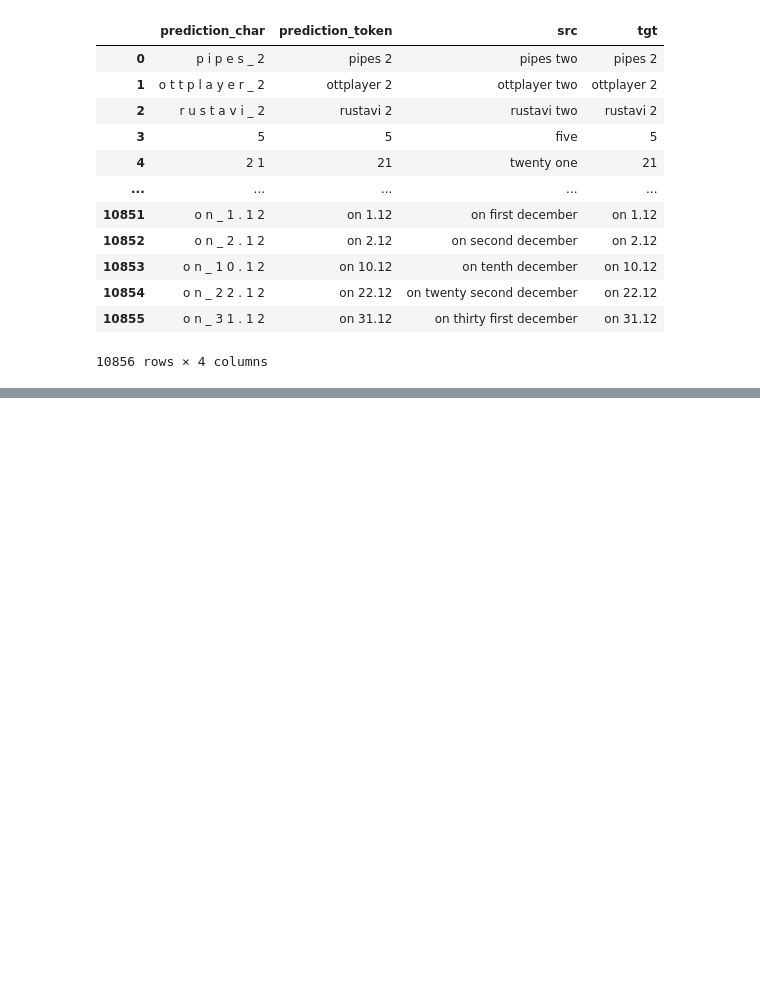
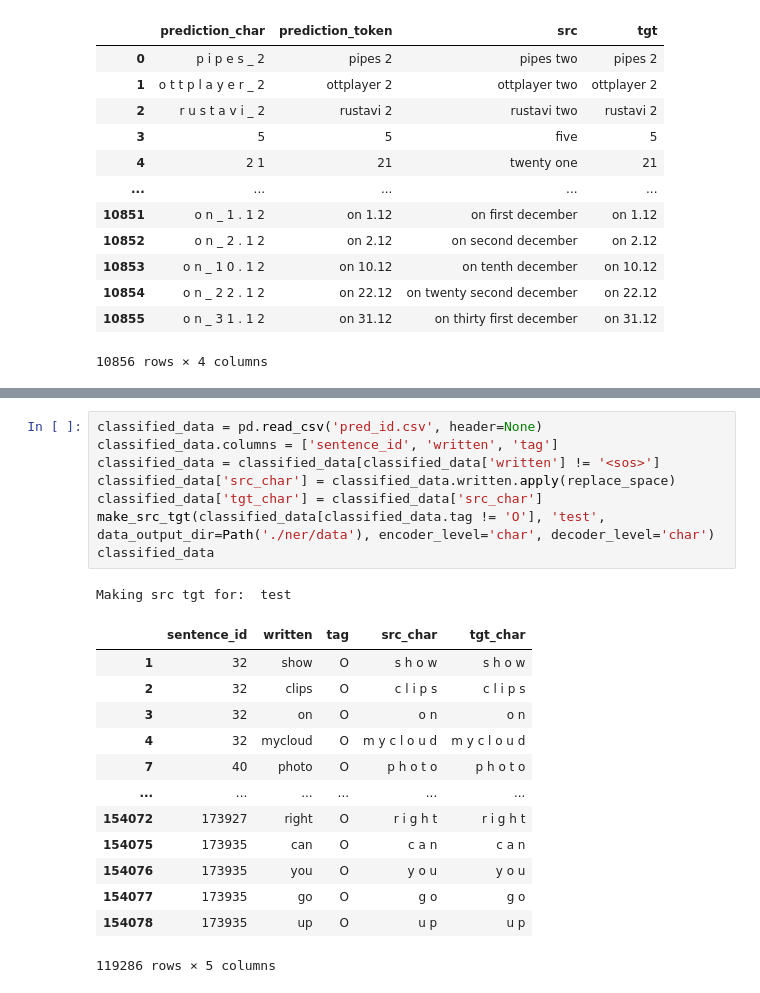
Before and after one commit to sting1000/generator, a Jupyter notebook: ner.ipynb, the cells around one changed output, grey strips where cells are left out. Cells and saved outputs as stored; diff of their text form; blank space fills up the shorter version.

```diff
--- a/ner.ipynb
+++ b/ner.ipynb
@@ -466,0 +417,23 @@ t
+# %%
+classified_data = pd.read_csv('pred_id.csv', header=None)
+classified_data.columns = ['sentence_id', 'written', 'tag']
+classified_data = classified_data[classified_data['written'] != '<sos>']
+classified_data['src_char'] = classified_data.written.apply(replace_space)
+classified_data['tgt_char'] = classified_data['src_char']
+make_src_tgt(classified_data[classified_data.tag != 'O'], 'test', data_output_dir=Path('./ner/data'), encoder_level='char', decoder_level='char')
+classified_data
+# %% [output]
+Making src tgt for:  test
+|  | sentence_id | written | tag | src_char | tgt_char |
+| 1 | 32 | show | O | s h o w | s h o w |
+| 2 | 32 | clips | O | c l i p s | c l i p s |
+| 3 | 32 | on | O | o n | o n |
+| 4 | 32 | mycloud | O | m y c l o u d | m y c l o u d |
+| 7 | 40 | photo | O | p h o t o | p h o t o |
+| ... | ... | ... | ... | ... | ... |
+| 154072 | 173927 | right | O | r i g h t | r i g h t |
+| 154075 | 173935 | can | O | c a n | c a n |
+| 154076 | 173935 | you | O | y o u | y o u |
+| 154077 | 173935 | go | O | g o | g o |
+| 154078 | 173935 | up | O | u p | u p |
+119286 rows × 5 columns
```
Also changed, not shown: parts of 7 cells of this notebook, 1 other file.
